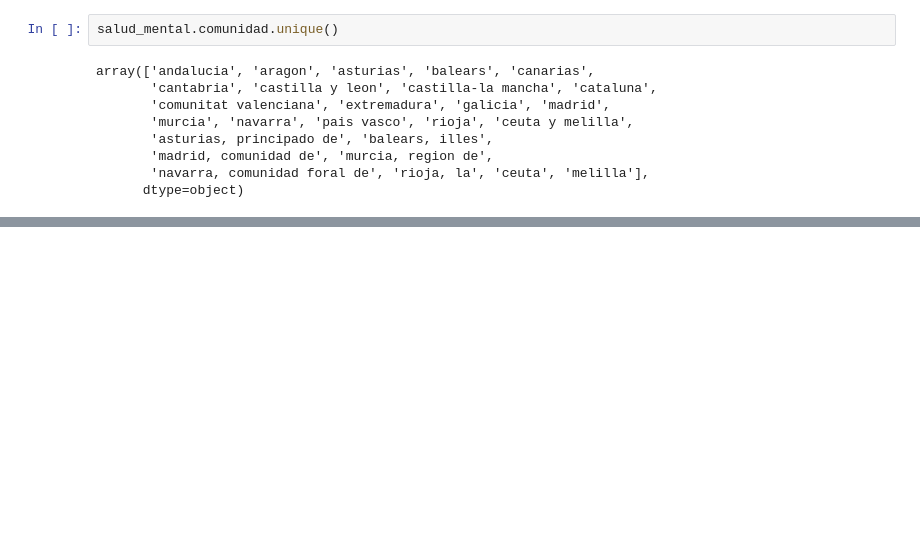
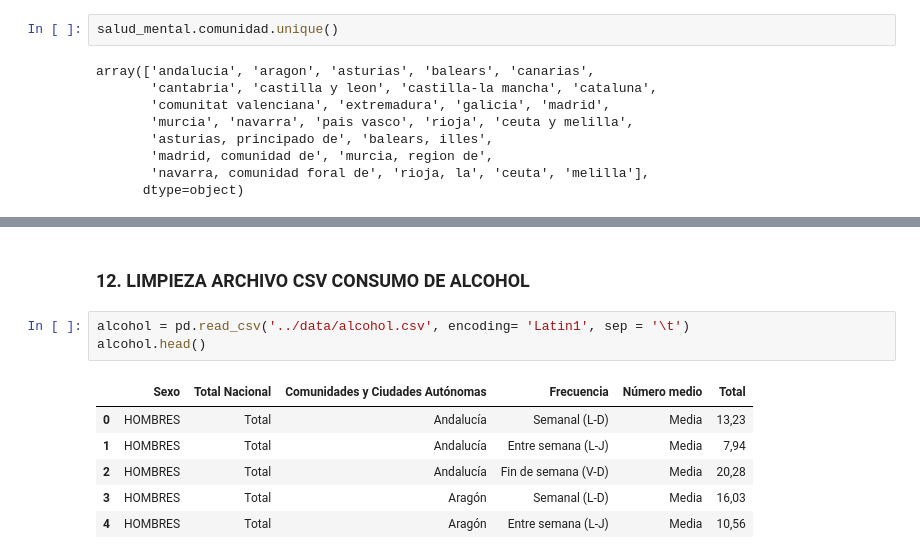
Before and after one commit to NoeRoson/Final_project, a Jupyter notebook: code/limpieza.ipynb, the cells around one changed output, grey strips where cells are left out. Saved outputs shown, nothing was run; the diff lists cells and outputs as text; blank space fills up the shorter version.

```diff
--- a/code/limpieza.ipynb
+++ b/code/limpieza.ipynb
@@ -1017,0 +1076,12 @@ array(['andalucia', 'aragon', 'asturias', 'balears', 'canarias',
+# %% [markdown]
+### 12. LIMPIEZA ARCHIVO CSV CONSUMO DE ALCOHOL
+# %%
+alcohol = pd.read_csv('../data/alcohol.csv', encoding= 'Latin1', sep = '\t')
+alcohol.head()
+# %% [output]
+|  | Sexo | Total Nacional | Comunidades y Ciudades Autónomas | Frecuencia | Número medio | Total |
+| 0 | HOMBRES | Total | Andalucía | Semanal (L-D) | Media | 13,23 |
+| 1 | HOMBRES | Total | Andalucía | Entre semana (L-J) | Media | 7,94 |
+| 2 | HOMBRES | Total | Andalucía | Fin de semana (V-D) | Media | 20,28 |
+| 3 | HOMBRES | Total | Aragón | Semanal (L-D) | Media | 16,03 |
+| 4 | HOMBRES | Total | Aragón | Entre semana (L-J) | Media | 10,56 |
```
Also changed, not shown: parts of 17 cells of this notebook, 7 other files.
